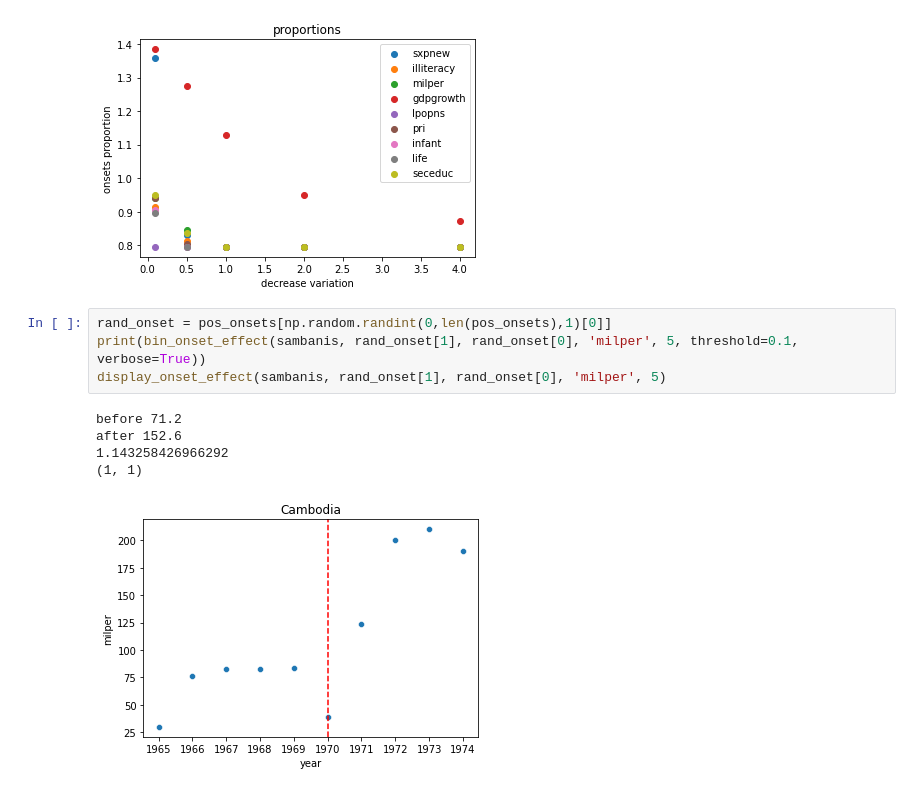
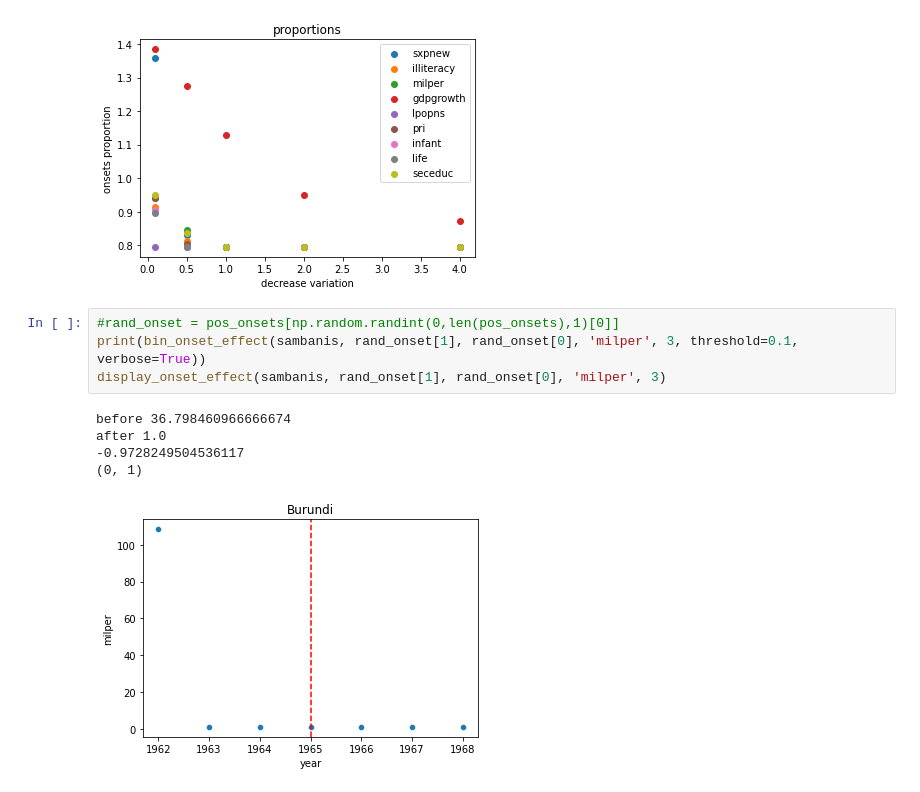
Before and after one commit to epfl-ada/ada-2020-project-milestone-p3-p3_cadastrophe, a Jupyter notebook: Data_Exploration.ipynb, the cells around one changed output. Drawn from its saved outputs; the diff is of its cells as text.

```diff
--- a/Data_Exploration.ipynb
+++ b/Data_Exploration.ipynb
@@ -817,12 +816,12 @@ plt.show()
 # %% [output]
 [figure]
 # %%
-rand_onset = pos_onsets[np.random.randint(0,len(pos_onsets),1)[0]]
-print(bin_onset_effect(sambanis, rand_onset[1], rand_onset[0], 'milper', 5, threshold=0.1, verbose=True))
-display_onset_effect(sambanis, rand_onset[1], rand_onset[0], 'milper', 5)
+#rand_onset = pos_onsets[np.random.randint(0,len(pos_onsets),1)[0]]
+print(bin_onset_effect(sambanis, rand_onset[1], rand_onset[0], 'milper', 3, threshold=0.1, verbose=True))
+display_onset_effect(sambanis, rand_onset[1], rand_onset[0], 'milper', 3)
 # %% [output]
-before 71.2
-after 152.6
-1.143258426966292
-(1, 1)
+before 36.798460966666674
+after 1.0
+-0.9728249504536117
+(0, 1)
-[figure, old version]
+[figure, new version]
```
Also changed, not shown: parts of 9 cells of this notebook.
